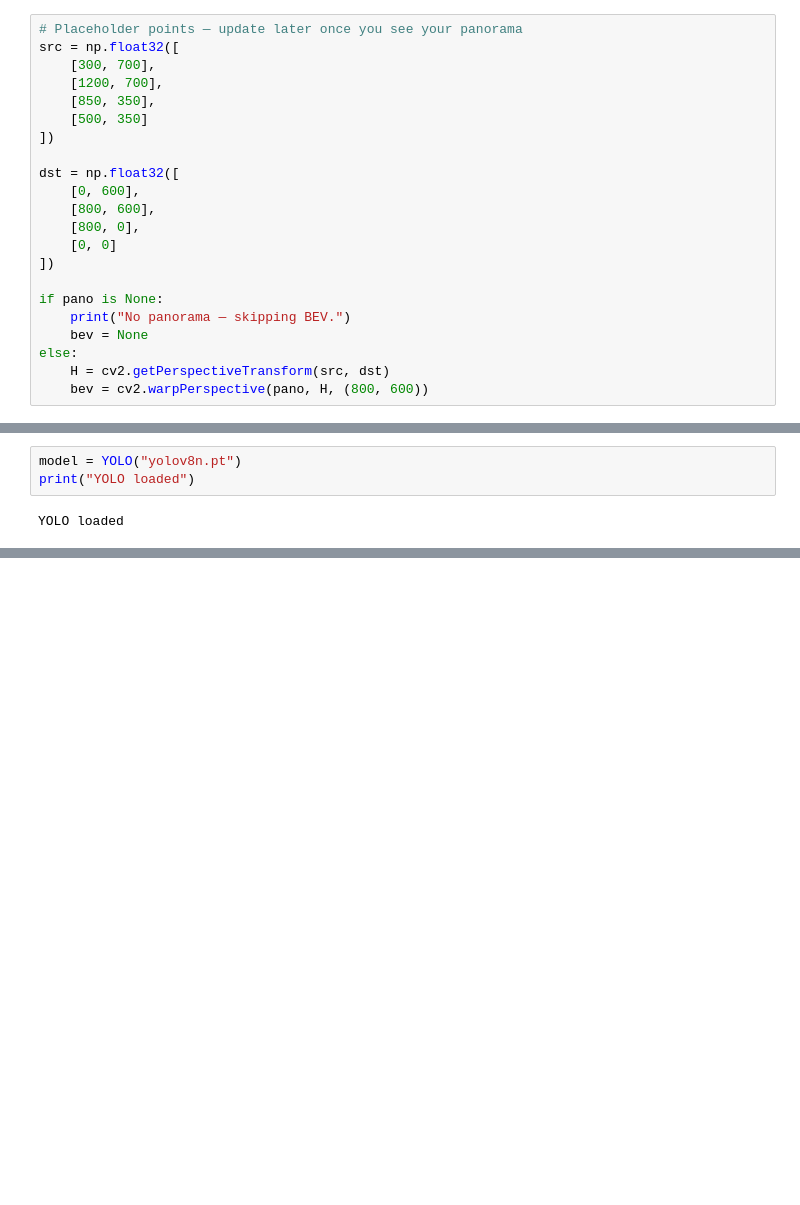
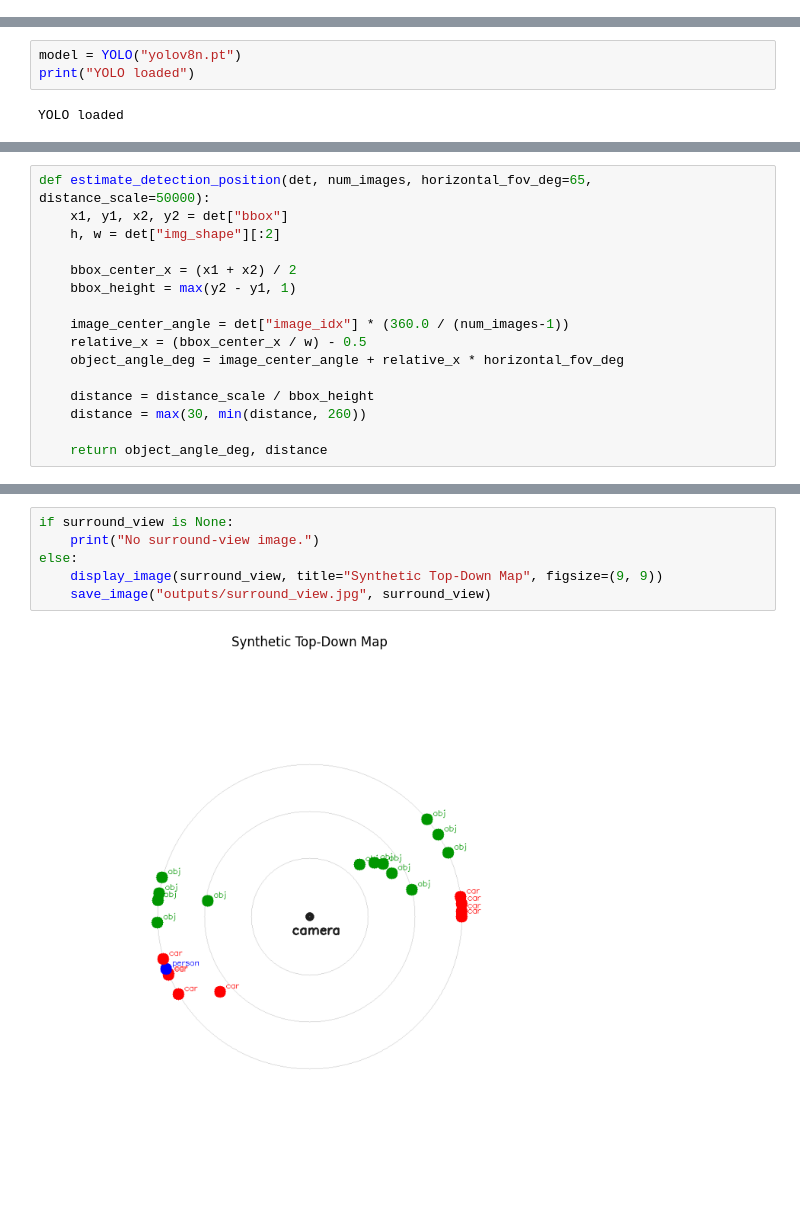
Before and after one commit to tiff123poof/Computer-Vision-Final-Project, a Jupyter notebook: main.ipynb, the cells around one changed output, grey strips where cells are left out. Saved outputs shown, nothing was run; the diff lists cells and outputs as text; blank space fills up the shorter version.

```diff
--- a/main.ipynb
+++ b/main.ipynb
@@ -109,22 +354,0 @@ The transformation is defined by a homography matrix computed from four point co
-# %%
-# Placeholder points — update later once you see your panorama
-src = np.float32([
-    [300, 700],
-    [1200, 700],
-    [850, 350],
-    [500, 350]
-])
-
-dst = np.float32([
-    [0, 600],
-    [800, 600],
-    [800, 0],
-    [0, 0]
-])
-
-if pano is None:
-    print("No panorama — skipping BEV.")
-    bev = None
-else:
-    H = cv2.getPerspectiveTransform(src, dst)
-    bev = cv2.warpPerspective(pano, H, (800, 600))
@@ -186,0 +443,16 @@ Skipping batch detection
+# %%
+def estimate_detection_position(det, num_images, horizontal_fov_deg=65, distance_scale=50000):
+    x1, y1, x2, y2 = det["bbox"]
+    h, w = det["img_shape"][:2]
+
+    bbox_center_x = (x1 + x2) / 2
+    bbox_height = max(y2 - y1, 1)
+
+    image_center_angle = det["image_idx"] * (360.0 / (num_images-1))
+    relative_x = (bbox_center_x / w) - 0.5
+    object_angle_deg = image_center_angle + relative_x * horizontal_fov_deg
+
+    distance = distance_scale / bbox_height
+    distance = max(30, min(distance, 260))
+
+    return object_angle_deg, distance
@@ -186,0 +516,8 @@ Skipping batch detection
+# %%
+if surround_view is None:
+    print("No surround-view image.")
+else:
+    display_image(surround_view, title="Synthetic Top-Down Map", figsize=(9, 9))
+    save_image("outputs/surround_view.jpg", surround_view)
+# %% [output]
+[figure, added]
```
Also changed, not shown: parts of 31 cells of this notebook.
